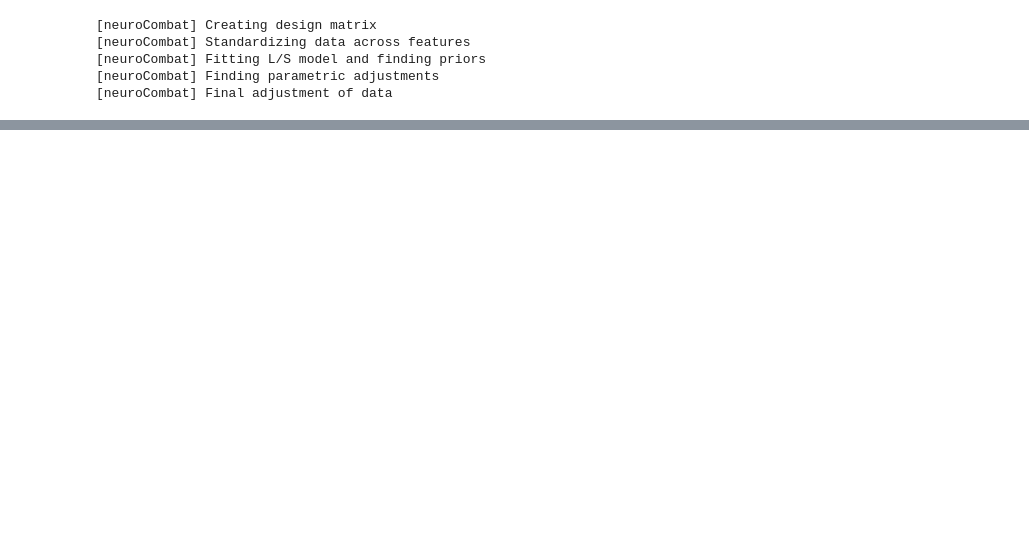
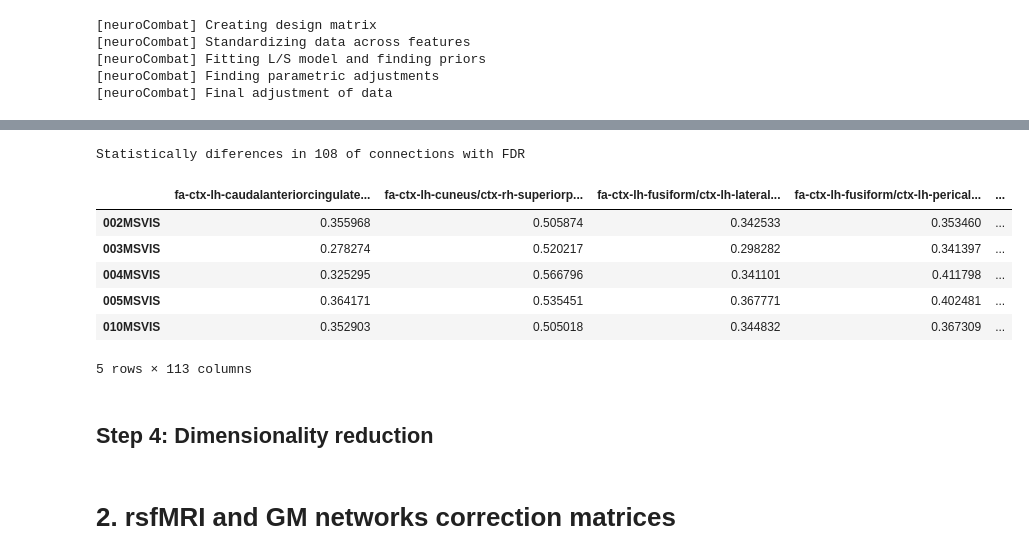
Before and after one commit to FrancescVP/Capstone_Project, a Jupyter notebook: Eloy/DataLoaderExample_EMH.ipynb, the cells around one changed output, grey strips where cells are left out. Cells and saved outputs as stored; diff of their text form; code cells hidden in the pictures; blank space fills up the shorter version.

```diff
--- a/Eloy/DataLoaderExample_EMH.ipynb
+++ b/Eloy/DataLoaderExample_EMH.ipynb
@@ -305,14 +270,0 @@ fa_corr_filter = fa_corr.loc[(fa_corr.sum(axis=1) != 0), (fa_corr.sum(axis=0) !=
-# %%
-from scipy.stats import shapiro
-
-#Statistical tests to check if the data has a Gaussian distribution.
-feats = fa_corr_filter.columns.to_list()
-
-for attr in feats:
-    stat,p = shapiro(df.loc[:,attr])
-    print('stat=%.3f, p=%.3f' % (stat, p))
-    if p > 0.05:
-        #print('Probably Gaussian')
-
-    else:
-        #print('Probably not Gaussian')
@@ -318,0 +320,26 @@ for attr in feats:
+# %%
+from statsmodels.stats.multitest import multipletests
+p_corr = multipletests(diff["pvalue"], alpha = 0.05, method = "bonferroni", is_sorted = False)
+diff ["p_corr"] = p_corr[1] #Added the bonferroni correction
+diff_fdr = diff[diff["p_corr"] < 0.05] #FDR correction with lowest pvalue
+print('Statistically diferences in %d of connections with FDR' % len(diff_fdr))
+diff_fa = diff_fdr["ROI"].tolist()
+fa_clinic = fa.loc[:,["age", "sex", "dd", "edss", "controls_ms"]]
+#Adding index fa_har
+fa_har=fa_har.set_index(fa.index)
+fa_har_bonferroni = fa_har[diff_fa]
+fa_har_corr = pd.merge(fa_har_bonferroni, fa_clinic, left_index=True, right_index=True)
+fa_har_corr.head()
+# %% [output]
+Statistically diferences in 108 of connections with FDR
+|  | fa-ctx-lh-caudalanteriorcingulate... | fa-ctx-lh-cuneus/ctx-rh-superiorp... | fa-ctx-lh-fusiform/ctx-lh-lateral... | fa-ctx-lh-fusiform/ctx-lh-perical... | ... |
+| 002MSVIS | 0.355968 | 0.505874 | 0.342533 | 0.353460 | ... |
+| 003MSVIS | 0.278274 | 0.520217 | 0.298282 | 0.341397 | ... |
+| 004MSVIS | 0.325295 | 0.566796 | 0.341101 | 0.411798 | ... |
+| 005MSVIS | 0.364171 | 0.535451 | 0.367771 | 0.402481 | ... |
+| 010MSVIS | 0.352903 | 0.505018 | 0.344832 | 0.367309 | ... |
+5 rows × 113 columns
+# %% [markdown]
+## Step 4: Dimensionality reduction
+# %% [markdown]
+# 2. rsfMRI and GM networks correction matrices
```
Also changed, not shown: parts of 21 cells of this notebook.
